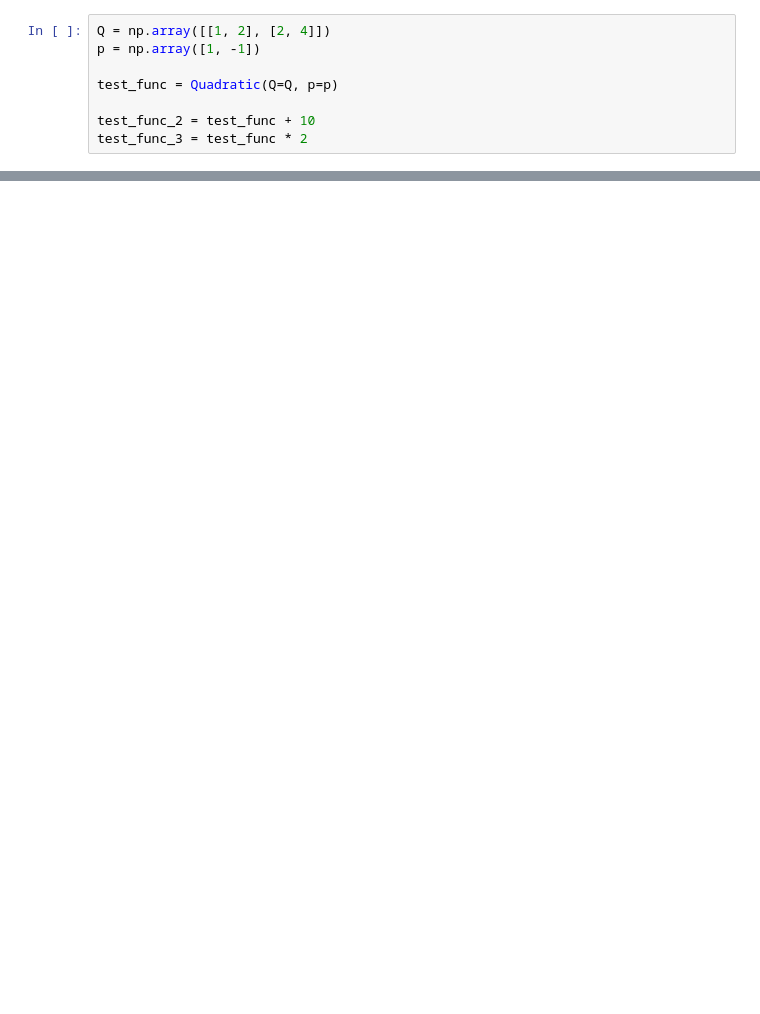
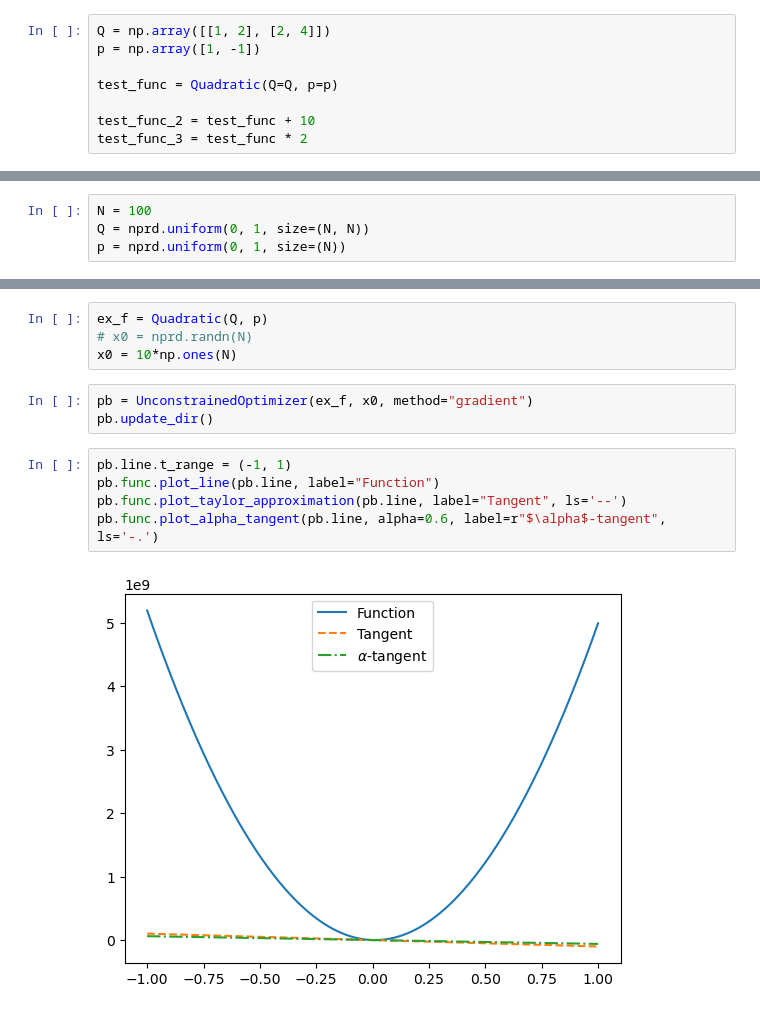
Before and after one commit to gwatkinson/ConvexOptimisationHW3, a Jupyter notebook: test.ipynb, the cells around one changed output, grey strips where cells are left out. Saved outputs shown, nothing was run; the diff lists cells and outputs as text; blank space fills up the shorter version.

```diff
--- a/test.ipynb
+++ b/test.ipynb
@@ -134,0 +81,4 @@ y.shape
+# %%
+N = 100
+Q = nprd.uniform(0, 1, size=(N, N))
+p = nprd.uniform(0, 1, size=(N))
@@ -134,0 +94,14 @@ y.shape
+# %%
+ex_f = Quadratic(Q, p)
+# x0 = nprd.randn(N)
+x0 = 10*np.ones(N)
+# %%
+pb = UnconstrainedOptimizer(ex_f, x0, method="gradient")
+pb.update_dir()
+# %%
+pb.line.t_range = (-1, 1)
+pb.func.plot_line(pb.line, label="Function")
+pb.func.plot_taylor_approximation(pb.line, label="Tangent", ls='--')
+pb.func.plot_alpha_tangent(pb.line, alpha=0.6, label=r"$\alpha$-tangent", ls='-.')
+# %% [output]
+[figure, added]
```
Also changed, not shown: parts of 33 cells of this notebook, 1 other file.
